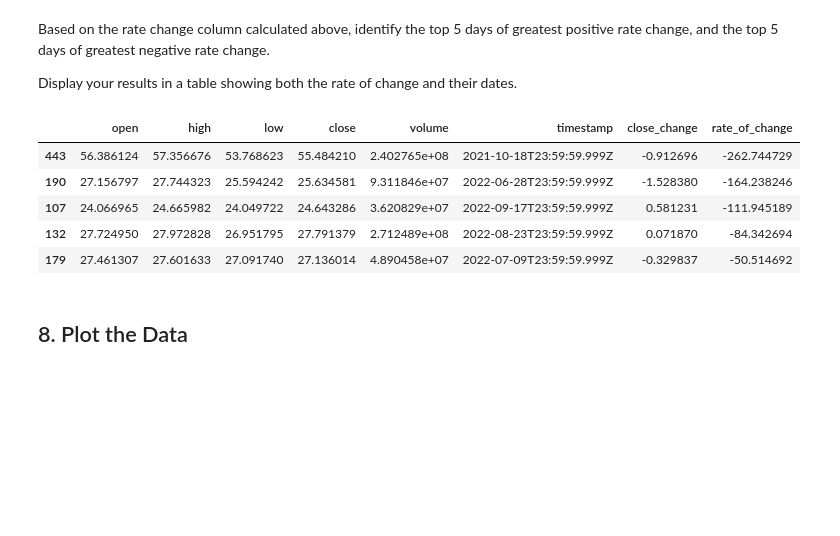
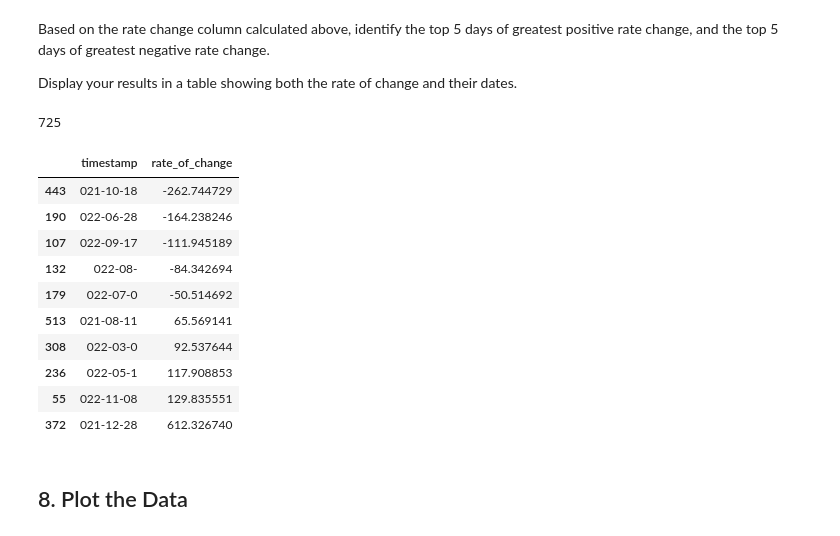
Before and after one commit to kellyham0/DS1002, a Jupyter notebook: Copy_of_Lab_FTX.ipynb, the cells around one changed output. Saved outputs shown, nothing was run; the diff lists cells and outputs as text; code cells hidden in the pictures; blank space fills up the shorter version.

```diff
--- a/Copy_of_Lab_FTX.ipynb
+++ b/Copy_of_Lab_FTX.ipynb
@@ -133,19 +134,26 @@ ftx_cleaned['rate_of_change'] = ftx_cleaned['close_change'].pct_change()
 Based on the rate change column calculated above, identify the top 5 days of greatest positive rate change, and the top 5 days of greatest negative rate change.
 
 Display your results in a table showing both the rate of change and their dates.
-# %%
-sorted_pct_change = ftx_cleaned.sort_values('rate_of_change', ascending=True)
-len(sorted_pct_change)
-#The number of rows is 727
-top_bottom_pct = sorted_pct_change.iloc[:5]
-top_bottom_pct
-# %% [output]
-|  | open | high | low | close | volume | timestamp | close_change | rate_of_change |
-| 443 | 56.386124 | 57.356676 | 53.768623 | 55.484210 | 2.402765e+08 | 2021-10-18T23:59:59.999Z | -0.912696 | -262.744729 |
-| 190 | 27.156797 | 27.744323 | 25.594242 | 25.634581 | 9.311846e+07 | 2022-06-28T23:59:59.999Z | -1.528380 | -164.238246 |
-| 107 | 24.066965 | 24.665982 | 24.049722 | 24.643286 | 3.620829e+07 | 2022-09-17T23:59:59.999Z | 0.581231 | -111.945189 |
-| 132 | 27.724950 | 27.972828 | 26.951795 | 27.791379 | 2.712489e+08 | 2022-08-23T23:59:59.999Z | 0.071870 | -84.342694 |
-| 179 | 27.461307 | 27.601633 | 27.091740 | 27.136014 | 4.890458e+07 | 2022-07-09T23:59:59.999Z | -0.329837 | -50.514692 |
+# %%
+sorted_pct_change = ftx_cleaned.sort_values('rate_of_change', ascending=True).dropna(subset='rate_of_change').drop(['open','high','low','close','volume','close_change'], axis=1)
+print(len(sorted_pct_change))
+#There are 725 rows
+top_bottom_pct = pd.concat([sorted_pct_change.iloc[0:5],sorted_pct_change.iloc[720:725]])
+top_bottom_pct['timestamp'] = top_bottom_pct['timestamp'].str.strip('T23:59:59.999Z')
+top_bottom_pct
+# %% [output]
+725
+|  | timestamp | rate_of_change |
+| 443 | 021-10-18 | -262.744729 |
+| 190 | 022-06-28 | -164.238246 |
+| 107 | 022-09-17 | -111.945189 |
+| 132 | 022-08- | -84.342694 |
+| 179 | 022-07-0 | -50.514692 |
+| 513 | 021-08-11 | 65.569141 |
+| 308 | 022-03-0 | 92.537644 |
+| 236 | 022-05-1 | 117.908853 |
+| 55 | 022-11-08 | 129.835551 |
+| 372 | 021-12-28 | 612.326740 |
 # %% [markdown]
 ## 8. Plot the Data
 # %% [markdown]
```
Also changed, not shown: parts of 6 cells of this notebook.
